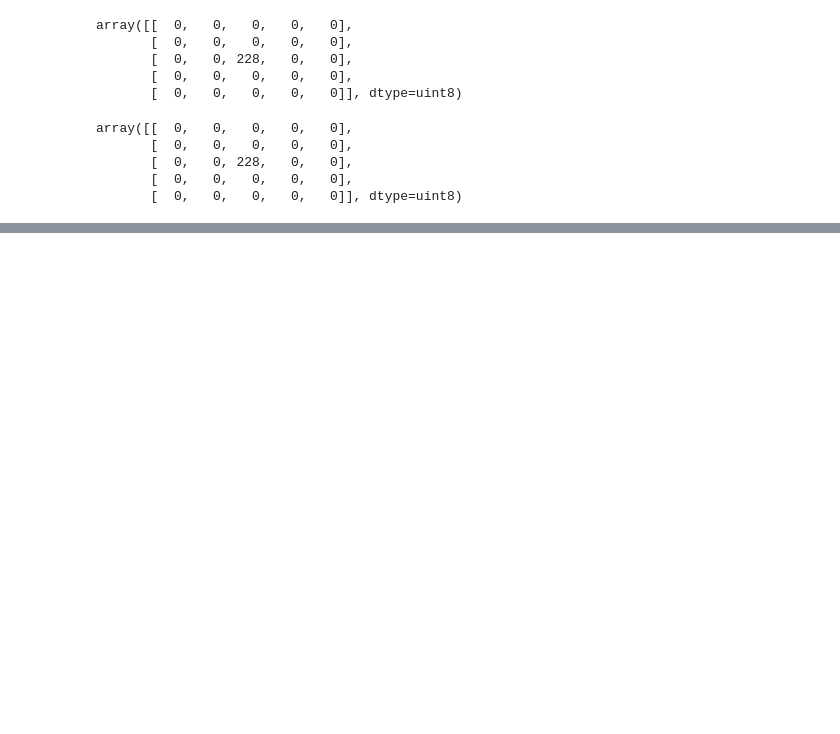
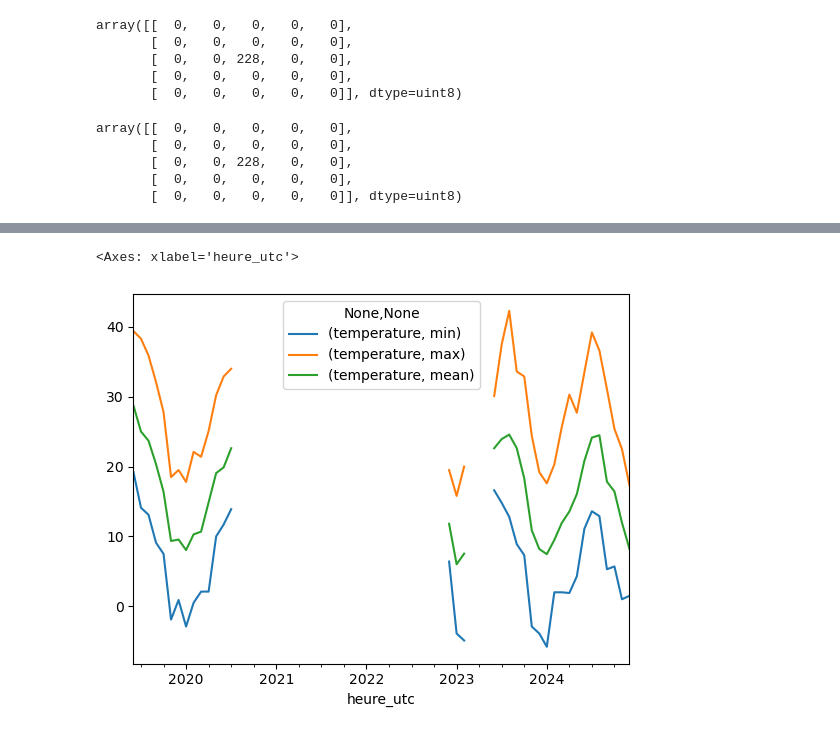
Before and after one commit to matthcol/python202412perf, a Jupyter notebook: scientific_python_demo.ipynb, the cells around one changed output, grey strips where cells are left out. Cells and saved outputs as stored; diff of their text form; code cells hidden in the pictures; blank space fills up the shorter version.

```diff
--- a/scientific_python_demo.ipynb
+++ b/scientific_python_demo.ipynb
@@ -168,0 +421,8 @@ array([[  0,   0,   0,   0,   0],
+# %%
+meteo = pd.read_csv(
+    'data/12-station-meteo-toulouse-montaudran.csv',
+    encoding='UTF-8',
+    parse_dates=['heure_utc'],
+    sep=';'
+)
+meteo
@@ -168,0 +539,6 @@ array([[  0,   0,   0,   0,   0],
+# %%
+meteo_temperature = meteo.loc[
+    meteo.temperature > -48,
+    ['temperature', 'heure_utc']
+].sort_values('heure_utc')
+meteo_temperature.head(3)
@@ -168,0 +550,6 @@ array([[  0,   0,   0,   0,   0],
+# %%
+stats = meteo_temperature \
+    .set_index('heure_utc') \
+    .groupby(pd.Grouper(freq='MS')) \
+    .agg(['min', 'max', 'mean'])
+stats
@@ -168,0 +572,5 @@ array([[  0,   0,   0,   0,   0],
+# %%
+stats.plot()
+# %% [output]
+<Axes: xlabel='heure_utc'>
+[figure, added]
```
Also changed, not shown: parts of 56 cells of this notebook.
